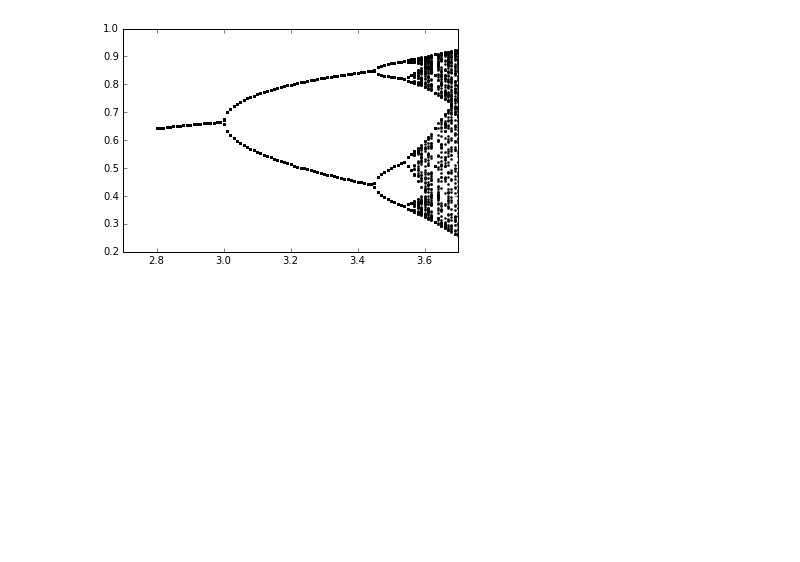
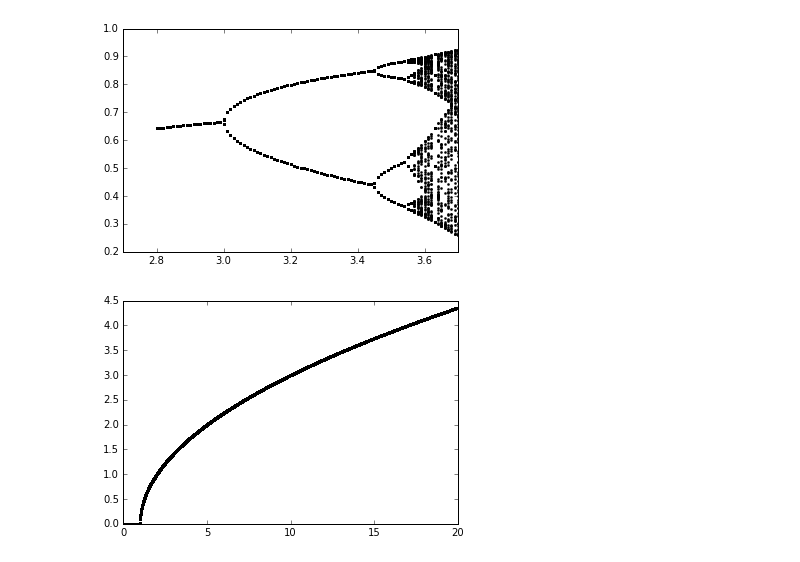
Before and after one commit to bbolker/3mb3, a Jupyter notebook: Notebooks/cobwebbing.ipynb, the cells around one changed output. Cells and saved outputs as stored; diff of their text form; code cells hidden in the pictures; blank space fills up the shorter version.

```diff
--- a/Notebooks/cobwebbing.ipynb
+++ b/Notebooks/cobwebbing.ipynb
@@ -11,6 +11,10 @@ def linfun(x,parms=(3,0.9)):
 def logistfun(x,parms=(3.5,)):
     r, = parms  ## unpack parameters
     return(r*x*(1-x))
+
+def quadfun(x,parms=(10,)):
+    r, = parms
+    return(r*x/(1+x**2))
 # %%
 %matplotlib inline
 cw.cobweb(linfun,x0=1,parms=(3,0.9),nt=100,maxval=100)
@@ -30,3 +34,12 @@ b0 = bf.bifurc(logistfun, parm_range=pr, baseparms=(2,),
 plt.plot(pr,b0,'ro',c='black',markersize=2);
 # %% [output]
 [figure]
+# %%
+pr = np.arange(0.1,20,0.01)
+b0 = bf.bifurc(quadfun, parm_range=pr, baseparms=(2,),
+                parm_ind=0)
+# %%
+%matplotlib inline
+plt.plot(pr,b0,'ro',c='black',markersize=2);
+# %% [output]
+[figure, added]
```
Also changed, not shown: 4 other files.
